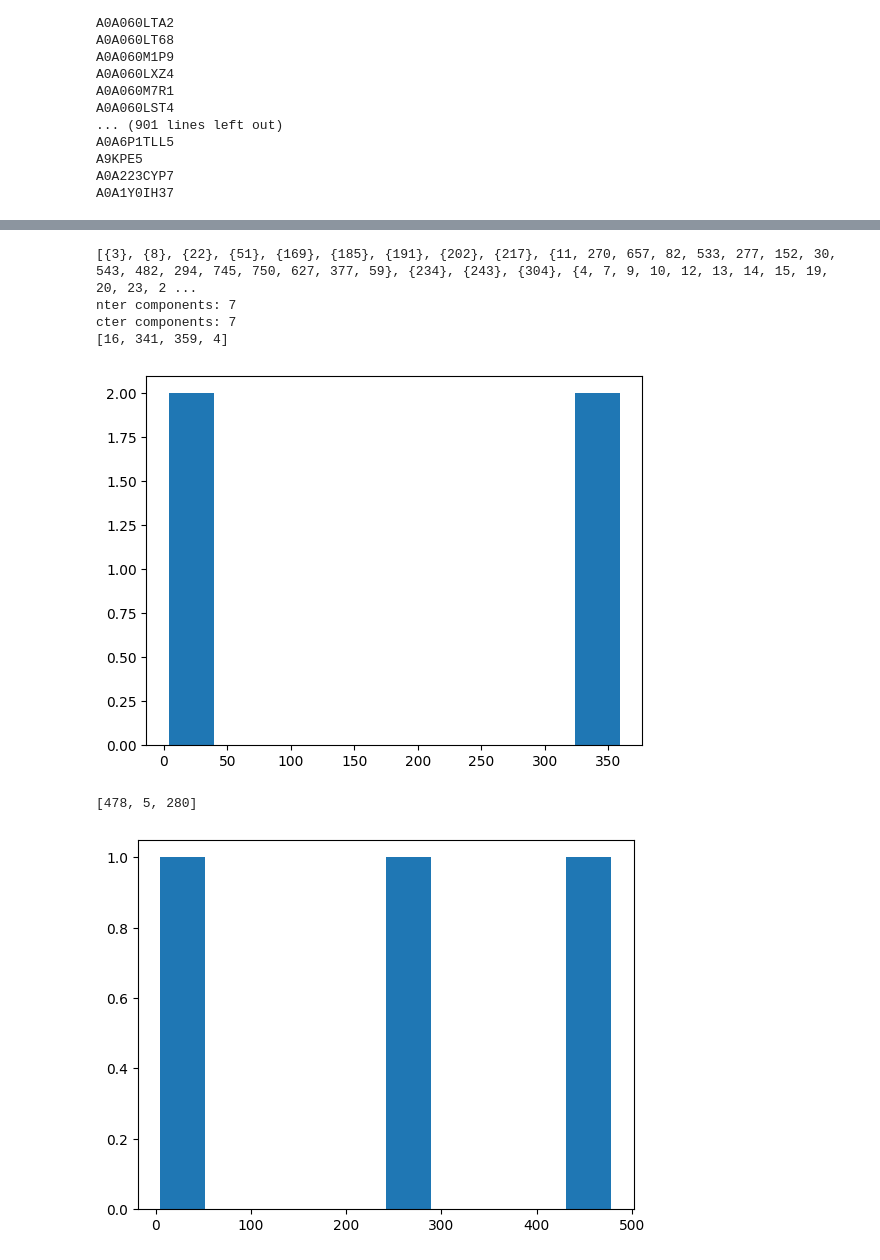
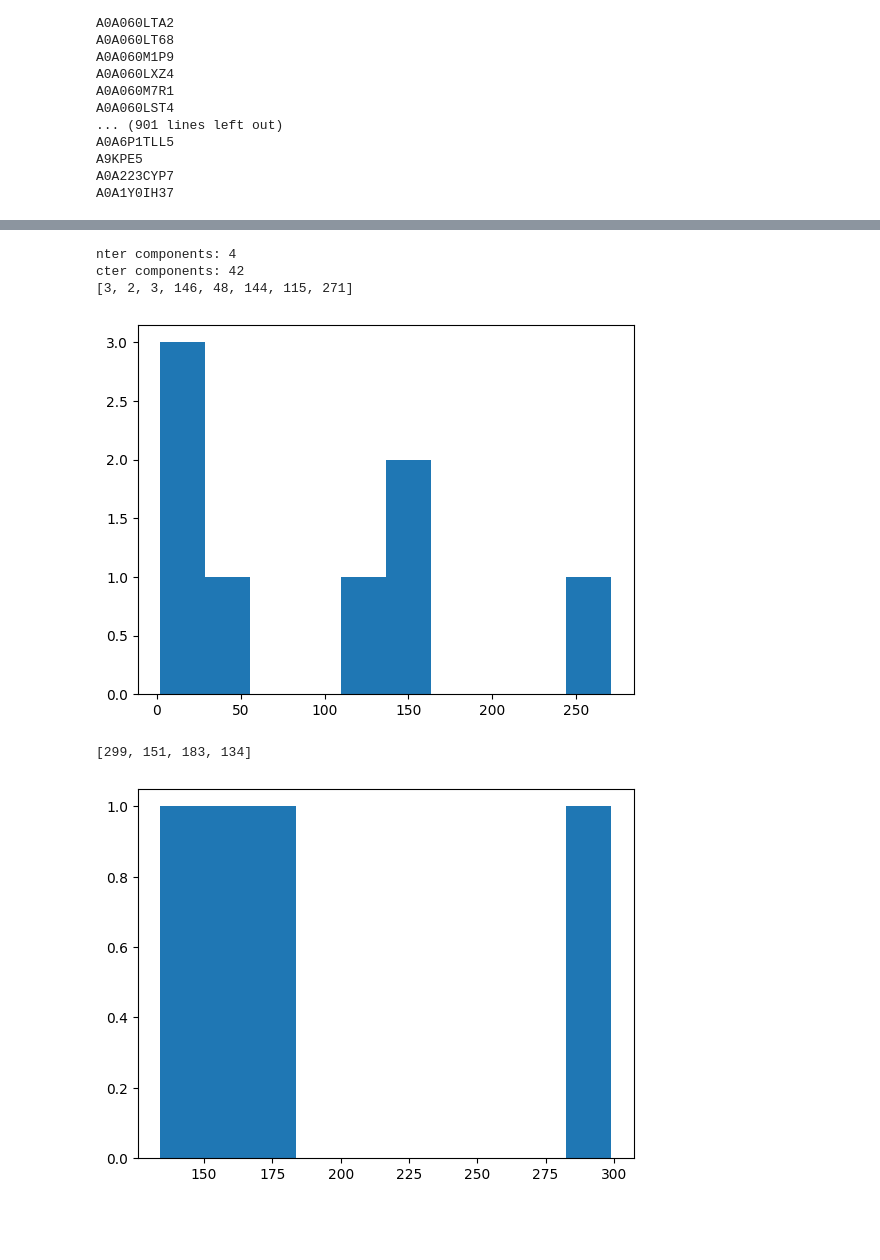
Before and after one commit to DessimozLab/fold_tree, a Jupyter notebook: notebooks/generate_rrnpp_phylo.ipynb, the cells around one changed output, grey strips where cells are left out. Saved outputs shown, nothing was run; the diff lists cells and outputs as text; code cells hidden in the pictures; blank space fills up the shorter version.

```diff
--- a/notebooks/generate_rrnpp_phylo.ipynb
+++ b/notebooks/generate_rrnpp_phylo.ipynb
@@ -176,2 +139,25 @@ Time for processing: 0h 0m 0s 7ms
 [figure]
 [figure]
+# %%
+
+#load the results
+nter = pd.read_table(outfolder + 'nter_allvall.m8' , header = None )
+cter = pd.read_table(outfolder + 'cter_allvall.m8' , header = None )
+
+# make a distmat using the foldseek results
+def res2distmat(ter):
+    ter.columns = 'query,target,fident,alnlen,mismatch,gapopen,qstart,qend,tstart,tend,evalue,bits,lddt,lddtfull,alntmscore'.split(',')
+    termat = np.zeros( (len(ter['query'].unique()), len(ter['query'].unique())) )
+    ids = { j: i for i,j in enumerate(ter['query'].unique())}
+    for idx,row in ter.iterrows():
+        termat[ids[row['query']] , ids[row['target']]] += row['fident']
+        termat[ids[row['target']] , ids[row['query']]] += row['fident']
+    termat /= 2
+    return 1-termat , ids
+ctermat, cterids = res2distmat(cter)
+ntermat, nterids = res2distmat(nter)
+
+plt.hist( ctermat.flatten() , bins = 100)
+plt.show()
+plt.hist( ntermat.flatten() , bins = 100)
+plt.show()
@@ -178,51 +175,49 @@ Time for processing: 0h 0m 0s 7ms
 # %%
 #thresh the matrices between .4 and .99
-ctermat[ctermat < .75] = 0
-ctermat[ctermat > .99] = 0
-ntermat[ntermat < .75] = 0
-ntermat[ntermat > .99] = 0
+ctermat[ctermat > .75] = 0
+ntermat[ntermat > .75] = 0
 # %%
-
+import networkx as nx
 #make a networkx graph
 cterG = nx.from_numpy_array(ctermat)
 nterG = nx.from_numpy_array(ntermat)
 Ccommunities = nx.community.louvain_communities(cterG)
-print(Ccommunities)
 Ncommunities = nx.community.louvain_communities(nterG)
 
 #print the number of connected components
 print('nter components: ' + str(len(Ncommunities)))
-print('cter components: ' + str(len(Ncommunities)))
+print('cter components: ' + str(len(Ccommunities)))
 
 print([ len(i) for i in Ccommunities if len(i)> 1] )
 plt.hist( [ len(i) for i in Ccommunities if len(i)> 1 ] , bins = 10)
 plt.show()
 
 print([ len(i) for i in Ncommunities if len(i)> 1] )
 plt.hist( [ len(i) for i in Ncommunities if len(i)> 1  ] , bins = 10)
 plt.show()
 
 #add a community attribute to each node in the graph
 for i in range(len(Ccommunities)):
-    if len(Ccommunities[i]) == 1:
-        cterG.nodes[list(Ccommunities[i])[0]]['community'] = -1
+    if len(Ccommunities[i]) < 10:
+        for j in Ccommunities[i]:
+            cterG.nodes[j]['community'] = -1
     else:
         for j in Ccommunities[i]:
             cterG.nodes[j]['community'] = i
 for i in range(len(Ncommunities)):
-    if len(Ncommunities[i]) == 1:
-        nterG.nodes[list(Ncommunities[i])[0]]['community'] = -1
+    if len(Ncommunities[i]) < 10:
+        for j in Ncommunities[i]:
+            nterG.nodes[j]['community'] = -1
     else:
         for j in Ncommunities[i]:
             nterG.nodes[j]['community'] = i
 # %% [output]
-[{3}, {8}, {22}, {51}, {169}, {185}, {191}, {202}, {217}, {11, 270, 657, 82, 533, 277, 152, 30, 543, 482, 294, 745, 750, 627, 377, 59}, {234}, {243}, {304}, {4, 7, 9, 10, 12, 13, 14, 15, 19, 20, 23, 2 ...
-nter components: 7
-cter components: 7
-[16, 341, 359, 4]
+nter components: 4
+cter components: 42
+[3, 2, 3, 146, 48, 144, 115, 271]
-[figure, old version]
+[figure, new version]
-[478, 5, 280]
+[299, 151, 183, 134]
-[figure, old version]
+[figure, new version]
 # %%
 #plot networkx graphs with communities as different colors
 import numpy as np
```
Also changed, not shown: parts of 11 cells of this notebook, 2 other files.
